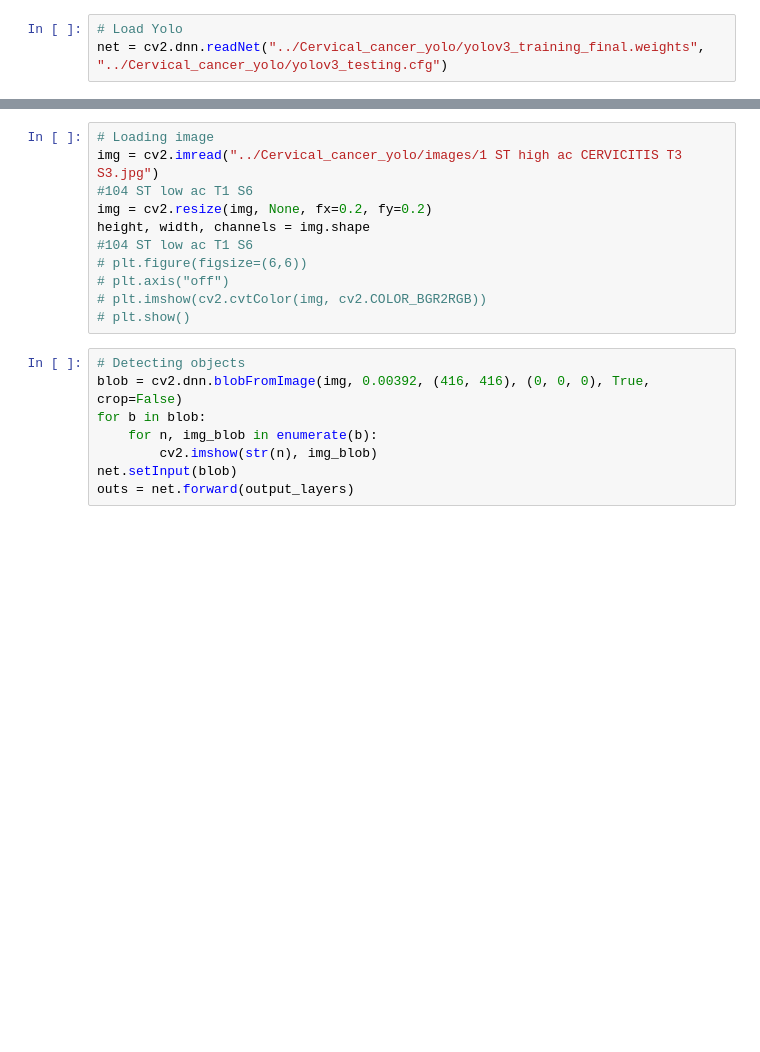
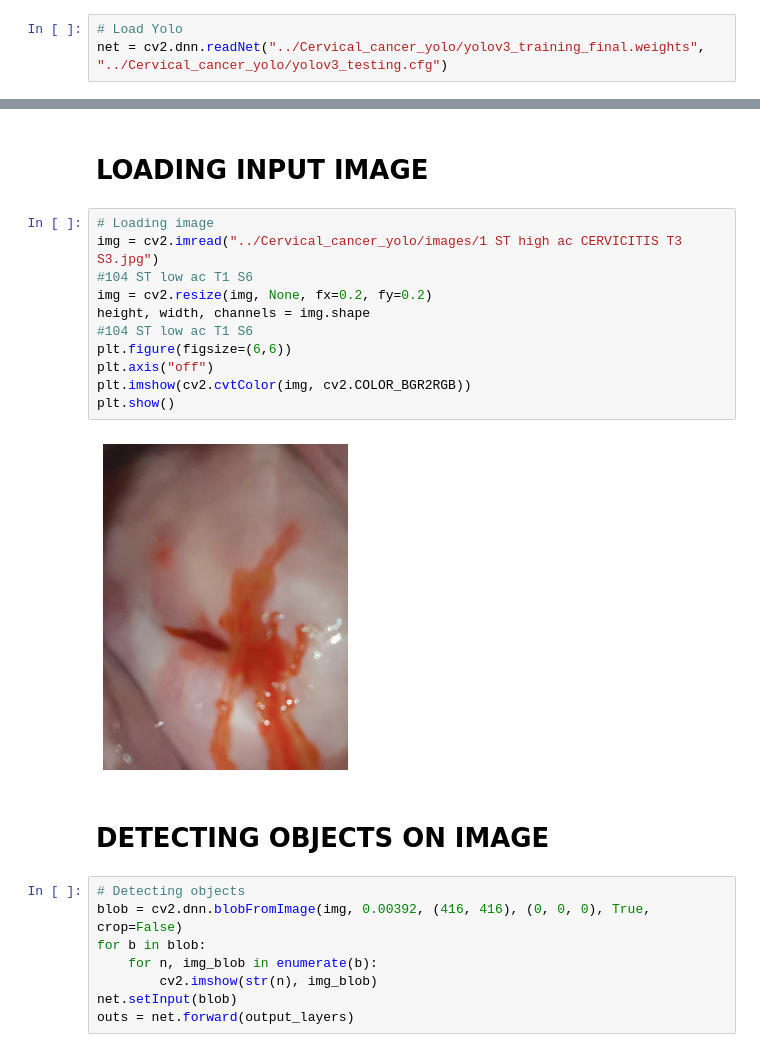
Before and after one commit to kishore-jd/yolo_cervix_project, a Jupyter notebook: yolo_cervix_CNN_Algorithm_MulPatches_final_algorithm.ipynb, the cells around one changed output, grey strips where cells are left out. Drawn from its saved outputs; the diff is of its cells as text; blank space fills up the shorter version.

```diff
--- a/yolo_cervix_CNN_Algorithm_MulPatches_final_algorithm.ipynb
+++ b/yolo_cervix_CNN_Algorithm_MulPatches_final_algorithm.ipynb
@@ -16,17 +22,23 @@ colors = np.random.uniform(0, 255, size=(len(classes), 3))
 print(classes)
 # %% [output]
 ['cervix', 'cervix_roi', 'red_patch', 'white_patch']
+# %% [markdown]
+# LOADING INPUT IMAGE
 # %%
 # Loading image
 img = cv2.imread("../Cervical_cancer_yolo/images/1 ST high ac CERVICITIS T3 S3.jpg")
 #104 ST low ac T1 S6
 img = cv2.resize(img, None, fx=0.2, fy=0.2)
 height, width, channels = img.shape
 #104 ST low ac T1 S6
-# plt.figure(figsize=(6,6))
-# plt.axis("off")
-# plt.imshow(cv2.cvtColor(img, cv2.COLOR_BGR2RGB))
-# plt.show()
+plt.figure(figsize=(6,6))
+plt.axis("off")
+plt.imshow(cv2.cvtColor(img, cv2.COLOR_BGR2RGB))
+plt.show()
+# %% [output]
+[figure, added]
+# %% [markdown]
+# DETECTING OBJECTS ON IMAGE
 # %%
 # Detecting objects
 blob = cv2.dnn.blobFromImage(img, 0.00392, (416, 416), (0, 0, 0), True, crop=False)
```
Also changed, not shown: parts of 14 cells of this notebook.
